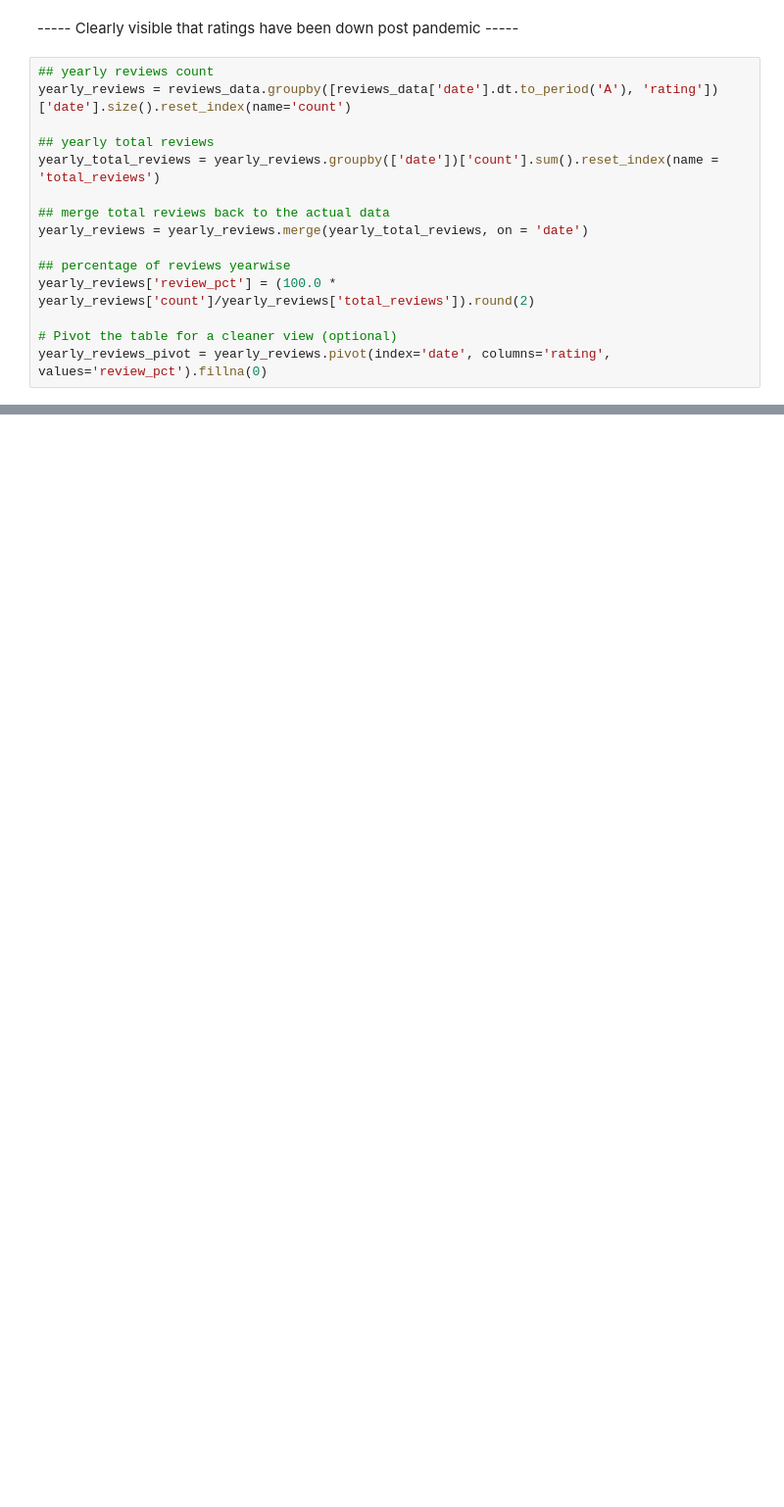
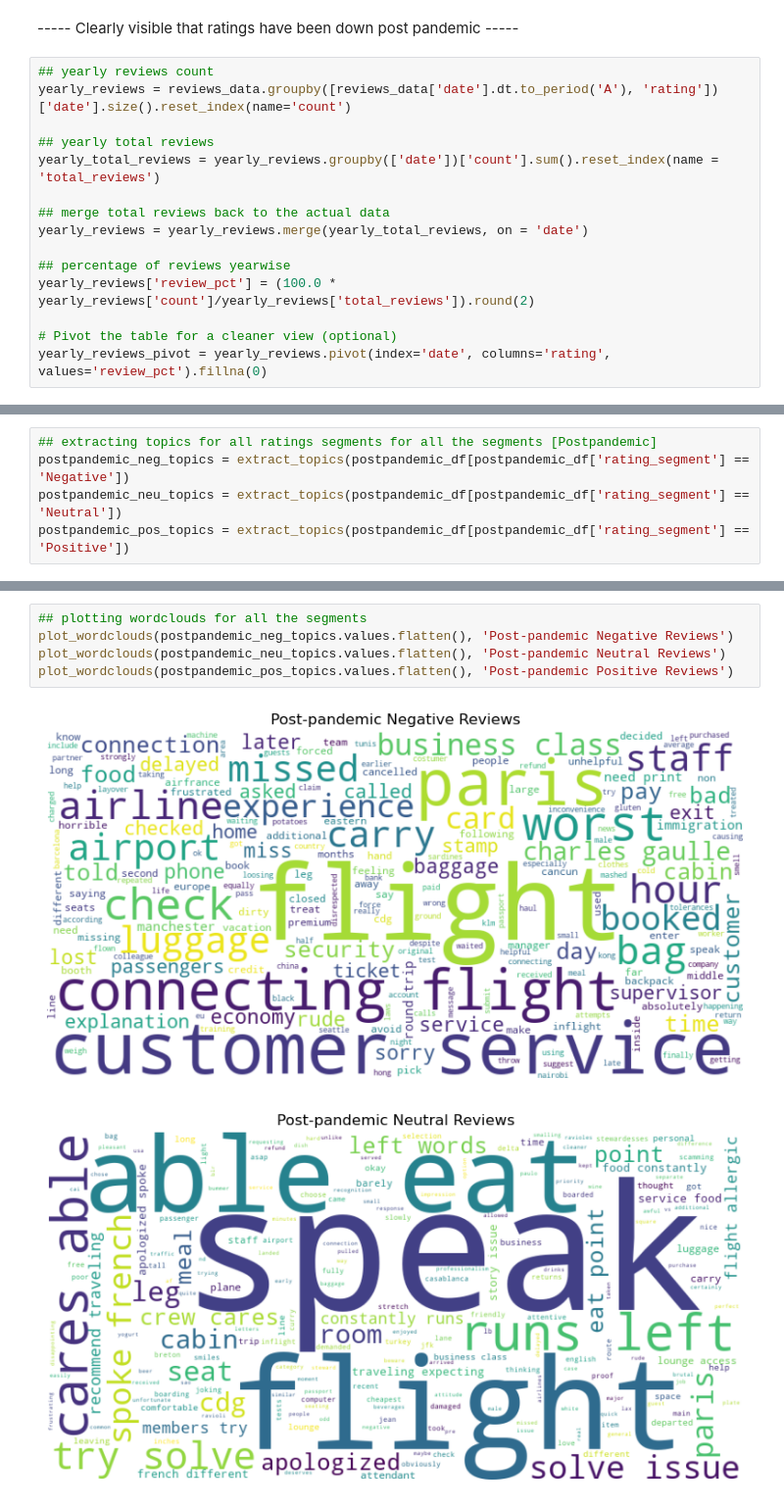
Before and after one commit to SaibalPatraDS/Airlines-Reviews-Analysis, a Jupyter notebook: air_france_reviews.ipynb, the cells around one changed output, grey strips where cells are left out. Shown at 98% size. Drawn from its saved outputs; the diff is of its cells as text; blank space fills up the shorter version.

```diff
--- a/air_france_reviews.ipynb
+++ b/air_france_reviews.ipynb
@@ -129,0 +363,5 @@ prepandemic_df.date.max(), prepandemic_df.date.min()
+# %%
+## extracting topics for all ratings segments for all the segments [Postpandemic]
+postpandemic_neg_topics = extract_topics(postpandemic_df[postpandemic_df['rating_segment'] == 'Negative'])
+postpandemic_neu_topics = extract_topics(postpandemic_df[postpandemic_df['rating_segment'] == 'Neutral'])
+postpandemic_pos_topics = extract_topics(postpandemic_df[postpandemic_df['rating_segment'] == 'Positive'])
@@ -129,0 +377,8 @@ prepandemic_df.date.max(), prepandemic_df.date.min()
+# %%
+## plotting wordclouds for all the segments
+plot_wordclouds(postpandemic_neg_topics.values.flatten(), 'Post-pandemic Negative Reviews')
+plot_wordclouds(postpandemic_neu_topics.values.flatten(), 'Post-pandemic Neutral Reviews')
+plot_wordclouds(postpandemic_pos_topics.values.flatten(), 'Post-pandemic Positive Reviews')
+# %% [output]
+[figure, added]
+[figure, added]
```
Also changed, not shown: parts of 35 cells of this notebook, 1 other file.
